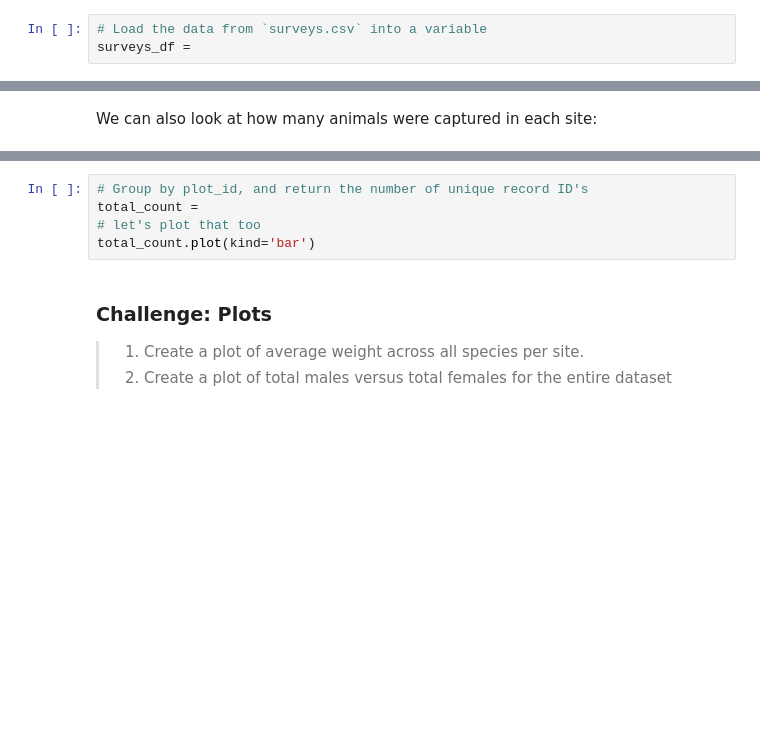
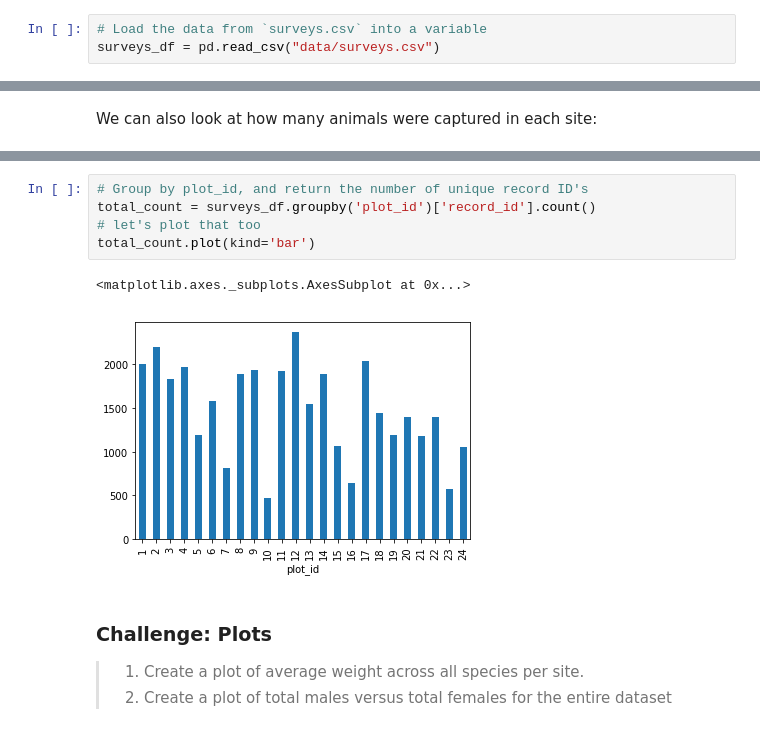
Before and after one commit to GT-IDEaS/Bootcamp2019, a Jupyter notebook: Day02/Afternoon_Session2/Python-for-Ecologists.ipynb, the cells around one changed output, grey strips where cells are left out. Drawn from its saved outputs; the diff is of its cells as text; blank space fills up the shorter version.

```diff
--- a/Day02/Afternoon_Session2/Python-for-Ecologists.ipynb
+++ b/Day02/Afternoon_Session2/Python-for-Ecologists.ipynb
@@ -110,7 +131,7 @@ or  `data`. We can create a new  object with a variable name by assigning a valu
 Let's call the imported survey data `surveys_df`:
 # %%
 # Load the data from `surveys.csv` into a variable
-surveys_df =
+surveys_df = pd.read_csv("data/surveys.csv")
 # %% [markdown]
 Notice when you assign the imported DataFrame to a variable, Python does not
 produce any output on the screen. We can view the value of the `surveys_df`
@@ -374,8 +546,11 @@ We can also look at how many animals were captured in each site:
 # %%
 # Group by plot_id, and return the number of unique record ID's
-total_count =
+total_count = surveys_df.groupby('plot_id')['record_id'].count()
 # let's plot that too
 total_count.plot(kind='bar')
+# %% [output]
+<matplotlib.axes._subplots.AxesSubplot at 0x...>
+[figure, added]
 # %% [markdown]
 ### Challenge: Plots
 >
```
Also changed, not shown: parts of 19 cells of this notebook, 2 other files.
